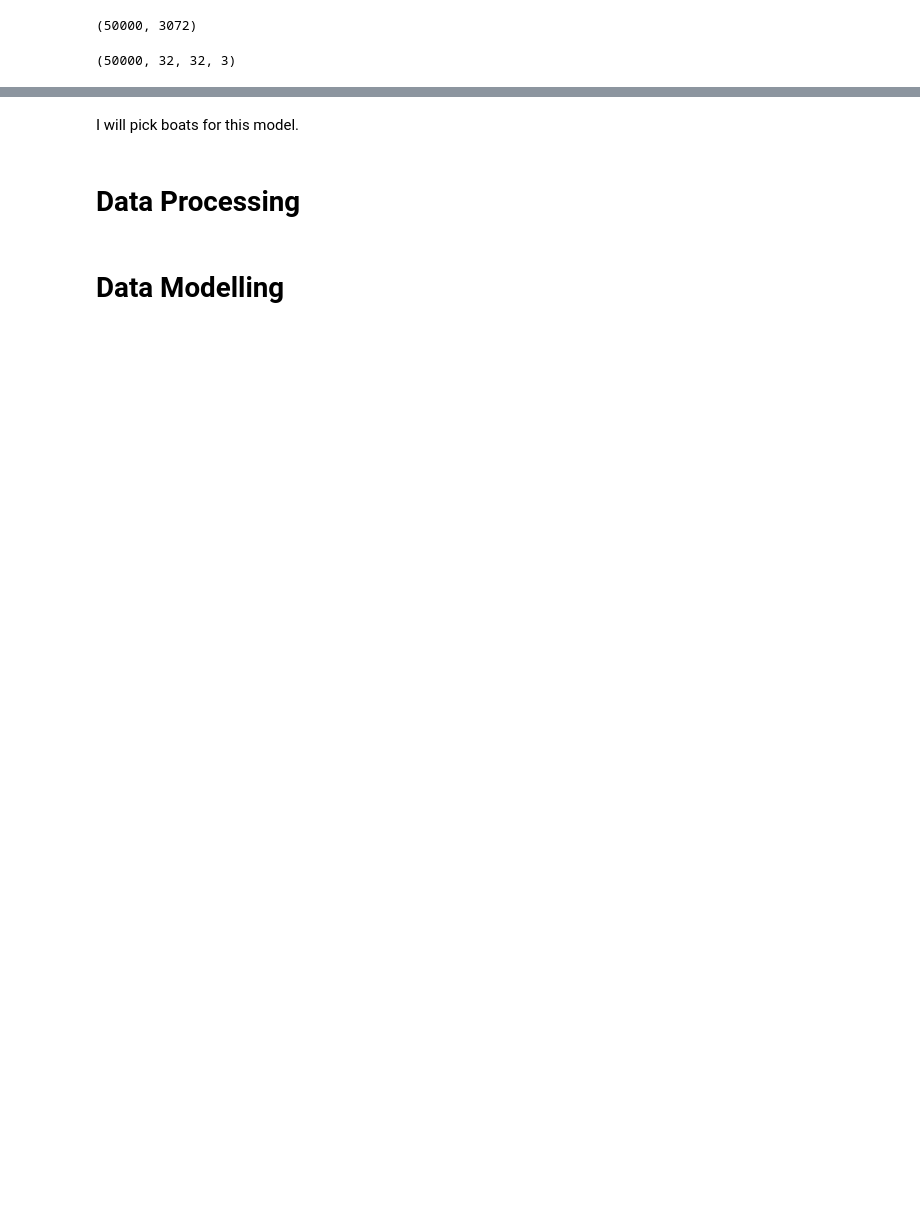
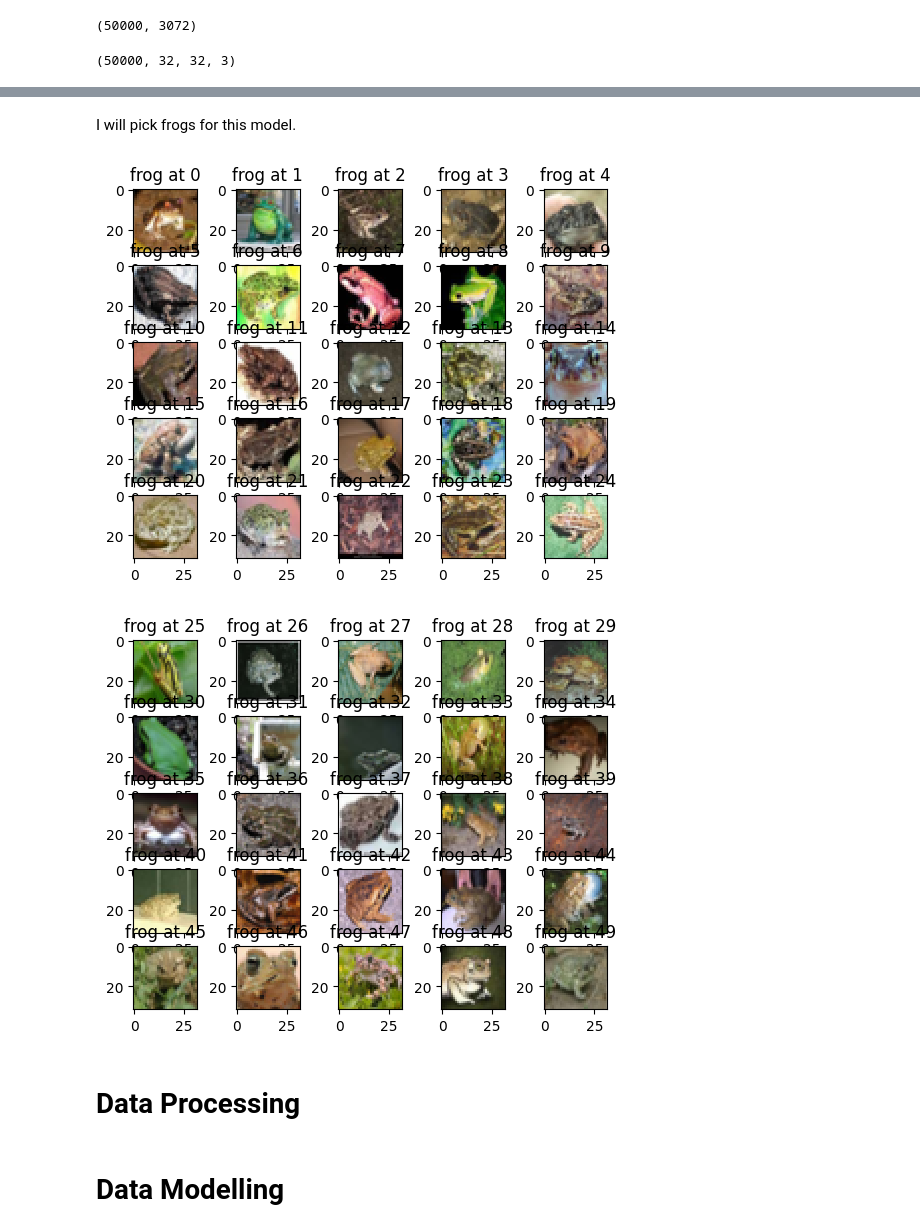
Before and after one commit to Jaorow/hyperLearn, a Jupyter notebook: make-model.ipynb, the cells around one changed output, grey strips where cells are left out. Saved outputs shown, nothing was run; the diff lists cells and outputs as text; code cells hidden in the pictures; blank space fills up the shorter version.

```diff
--- a/make-model.ipynb
+++ b/make-model.ipynb
@@ -93,2 +93,2 @@ for list in list_of_lists:
 # %% [markdown]
-I will pick boats for this model.
+I will pick frogs for this model.
@@ -97,3 +95,24 @@ boat_index = list_of_lists[9]
+# %%
+boat_index = list_of_lists[6]
+for i in range(25):
+    plt.subplot(5,5,i+1)
+    plt.title(f"frog at {i}")
+
+    plt.imshow(dataList[boat_index[i]])
+
+plt.show()
+
+for j in range(25):
+    plt.subplot(5,5,j+1)    # the number of images in the grid is 5*5 (25)
+    i+=1
+    plt.title(f"frog at {i}")
+
+    plt.imshow(dataList[boat_index[i]])
+
+plt.show()
+# %% [output]
+[figure, added]
+[figure, added]
 # %% [markdown]
 # Data Processing
 # %%
```
Also changed, not shown: parts of 11 cells of this notebook, 1 other file.
